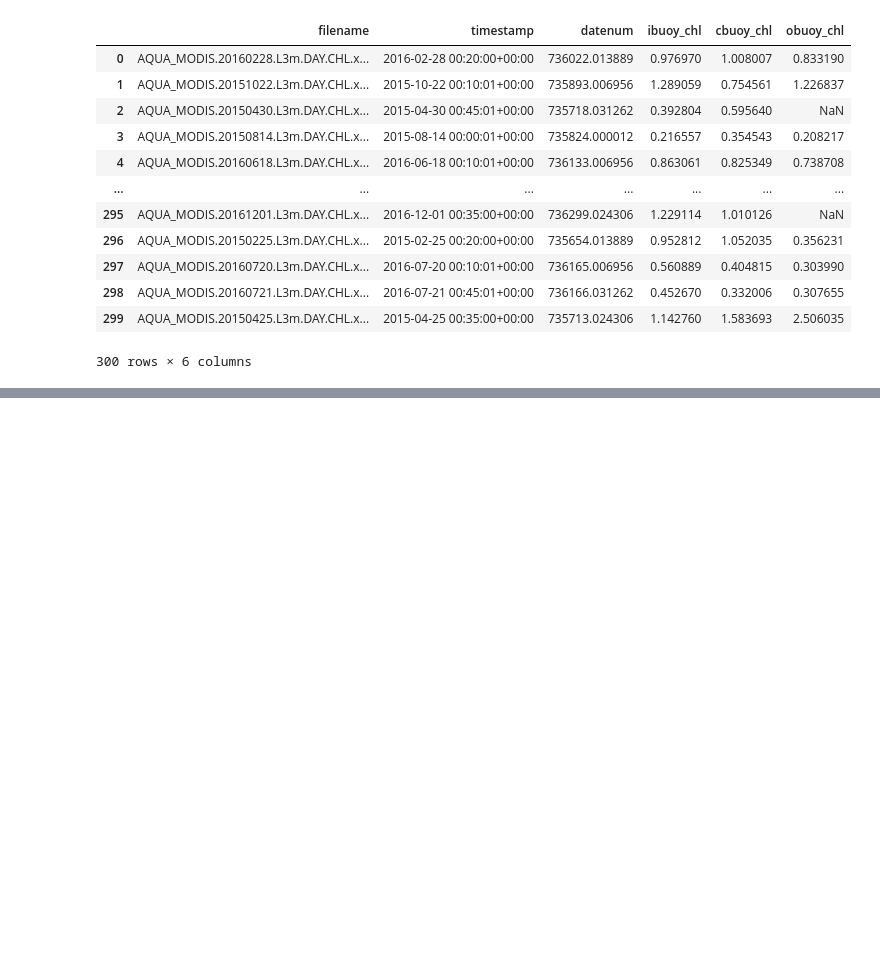
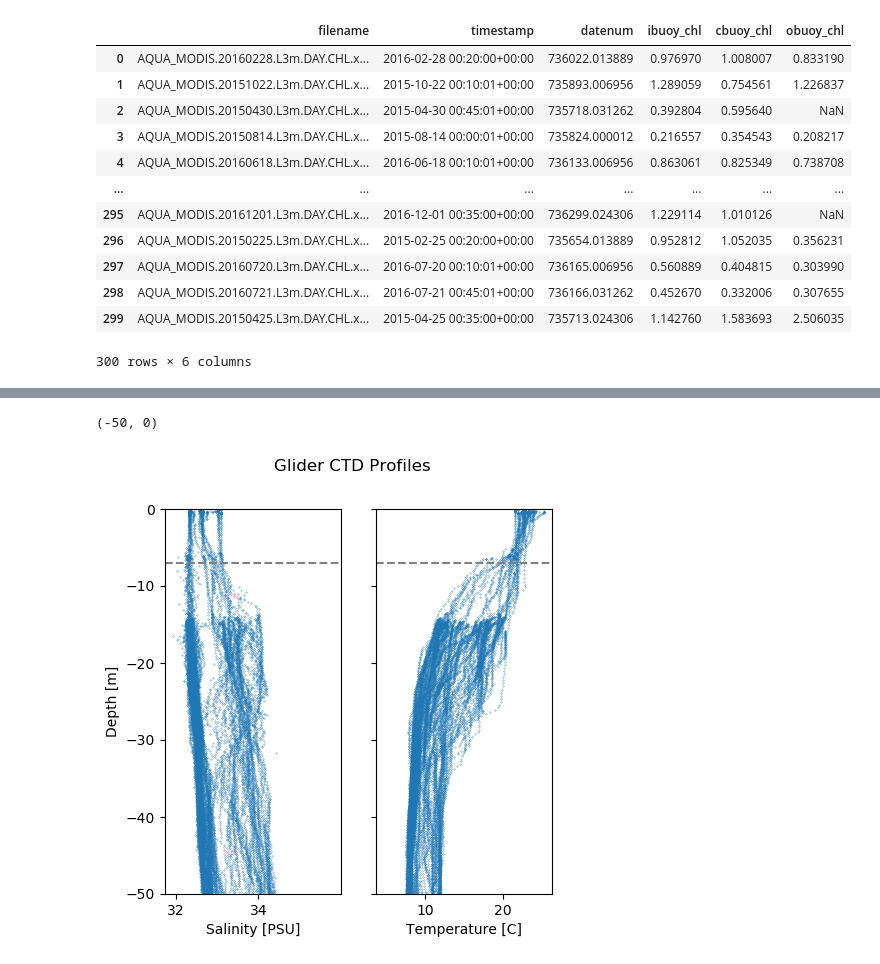
Before and after one commit to AmyPhung/2.688-Ocean-Instrumentation, a Jupyter notebook: ooi_lab/ooi_lab.ipynb, the cells around one changed output, grey strips where cells are left out. Drawn from its saved outputs; the diff is of its cells as text; code cells hidden in the pictures; blank space fills up the shorter version.

```diff
--- a/ooi_lab/ooi_lab.ipynb
+++ b/ooi_lab/ooi_lab.ipynb
@@ -234,2 +258,19 @@ plt.show()
 # %%
 #ibuoy_data[ibuoy_data["datenum"].astype(int) == 735581]["mass_concentration_of_chlorophyll_a_in_sea_water"]
+# %%
+markersize=0.5
+
+fig, axs = plt.subplots(1,2, sharey=True, figsize=[5,5])
+fig.suptitle('Glider CTD Profiles')
+
+axs[0].plot(glider_data["salinity (1)"].values, -glider_data["depth (m)"].values, '.', markersize=markersize)
+axs[0].set_ylabel("Depth [m]")
+axs[0].set_xlabel("Salinity [PSU]")
+axs[0].axhline(-7, color="grey", linestyle="--")
+axs[1].plot(glider_data["temperature (Celsius)"].values, -glider_data["depth (m)"].values, '.', markersize=markersize)
+axs[1].set_xlabel("Temperature [C]")
+axs[1].axhline(-7, color="grey", linestyle="--")
+plt.ylim([-50,0])
+# %% [output]
+(-50, 0)
+[figure, added]
```
Also changed, not shown: parts of 11 cells of this notebook.
